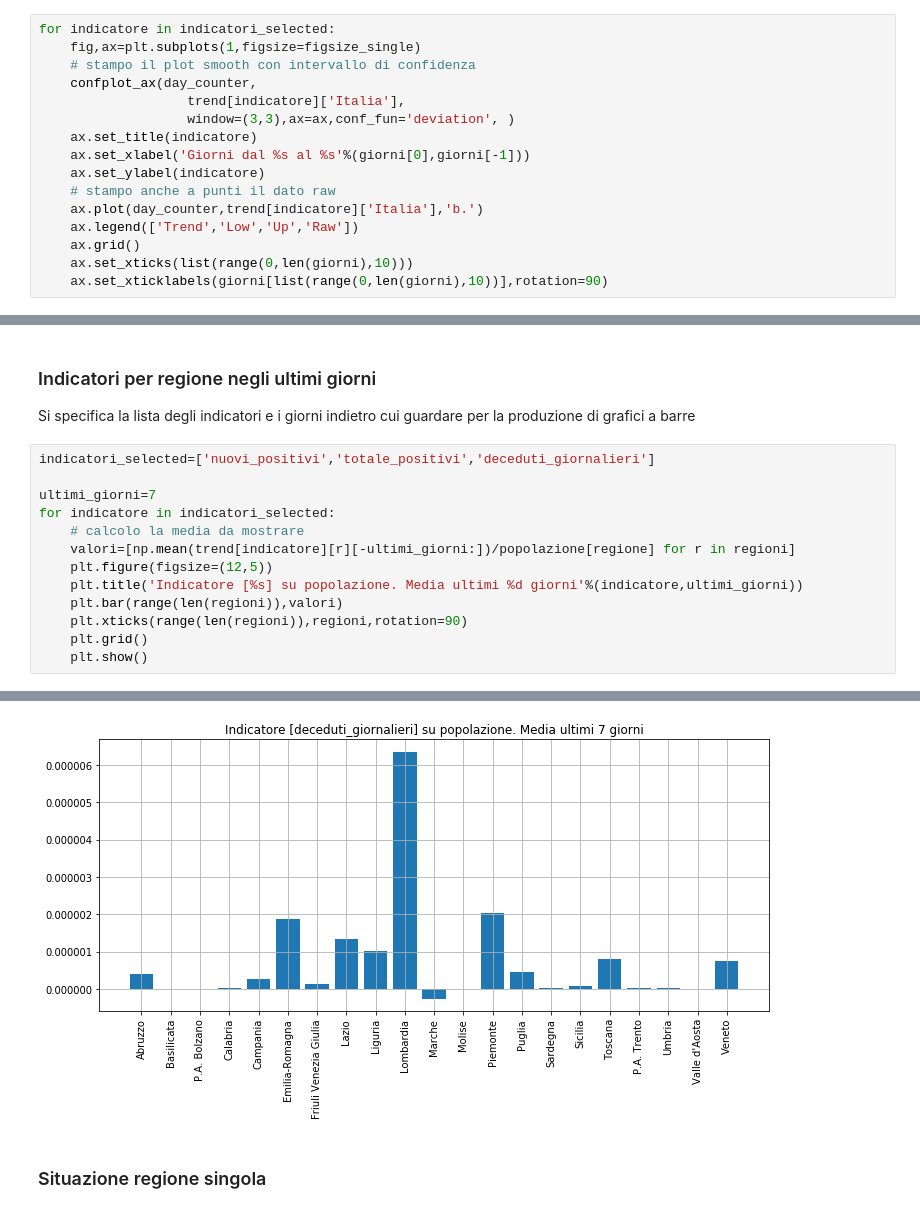
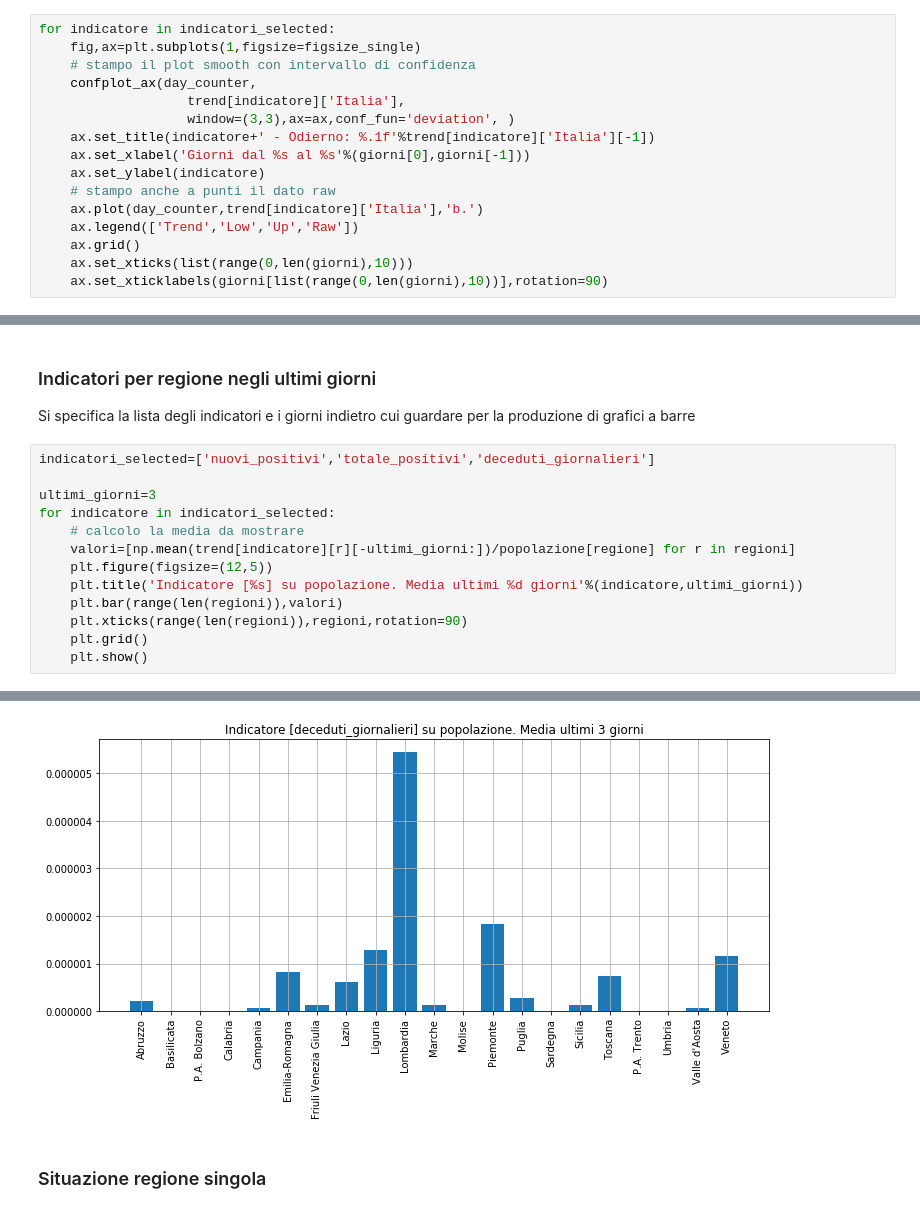
Before and after one commit to taracchi/covid, a Jupyter notebook: analisi_infetti.ipynb, the cells around one changed output, grey strips where cells are left out. Cells and saved outputs as stored; diff of their text form.

```diff
--- a/analisi_infetti.ipynb
+++ b/analisi_infetti.ipynb
@@ -71,7 +71,7 @@ for indicatore in indicatori_selected:
     confplot_ax(day_counter,
                    trend[indicatore]['Italia'],
                    window=(3,3),ax=ax,conf_fun='deviation', )
-    ax.set_title(indicatore)
+    ax.set_title(indicatore+' - Odierno: %.1f'%trend[indicatore]['Italia'][-1])
     ax.set_xlabel('Giorni dal %s al %s'%(giorni[0],giorni[-1]))
     ax.set_ylabel(indicatore)
     # stampo anche a punti il dato raw
@@ -191,7 +191,7 @@ Si specifica la lista degli indicatori e i giorni indietro cui guardare per la p
 # %%
 indicatori_selected=['nuovi_positivi','totale_positivi','deceduti_giornalieri']
 
-ultimi_giorni=7
+ultimi_giorni=3
 for indicatore in indicatori_selected:
     # calcolo la media da mostrare
     valori=[np.mean(trend[indicatore][r][-ultimi_giorni:])/popolazione[regione] for r in regioni]
@@ -207,4 +207,4 @@ for indicatore in indicatori_selected:
-[figure, old version]
+[figure, new version]
 # %% [markdown]
 ### Situazione regione singola
 # %%
```
Also changed, not shown: parts of 12 cells of this notebook, 10 other files.
